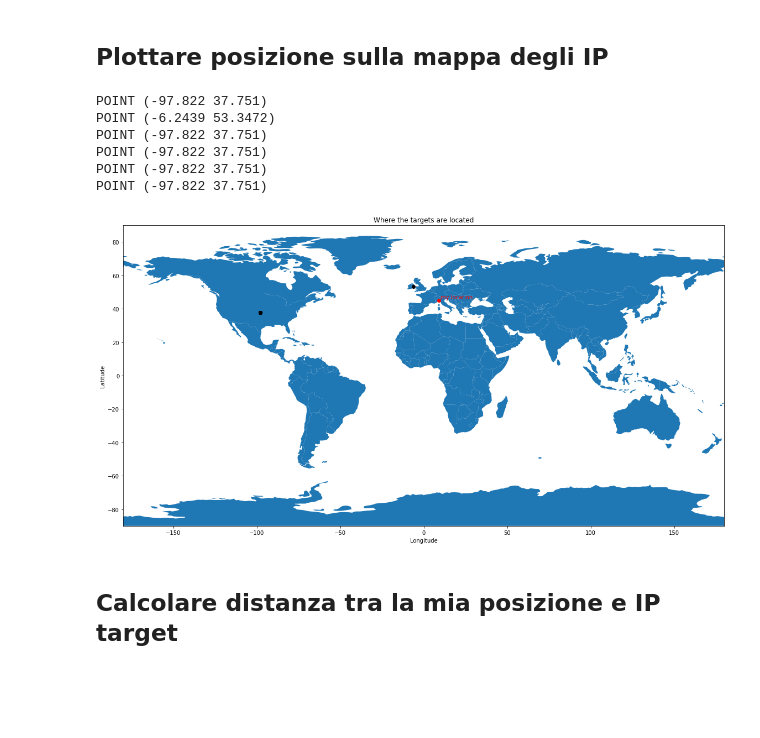
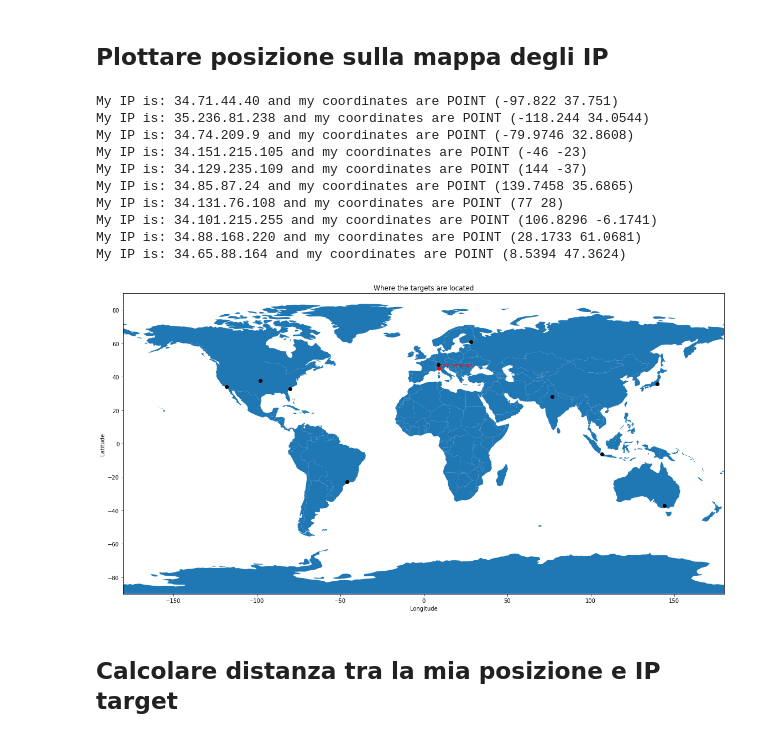
Before and after one commit to Davide-Lotito/EDI_labs, a Jupyter notebook: lab1/notebook/notebook.ipynb, the cells around one changed output. Drawn from its saved outputs; the diff is of its cells as text; code cells hidden in the pictures; blank space fills up the shorter version.

```diff
--- a/lab1/notebook/notebook.ipynb
+++ b/lab1/notebook/notebook.ipynb
@@ -56,41 +48,51 @@ IP_list = list(dict.fromkeys(IP_list)) #remove duplicated elements
 # %%
 world = gpd.read_file(gpd.datasets.get_path('naturalearth_lowres'))
 
-points = gpd.GeoDataFrame()
-# punto = Point(longitudine, latitudine)
-my_points = []
-i = 0
+points = gpd.GeoDataFrame() # Point(longitudine, latitudine)
+
+my_points = {}
 for ip in IP_list:
     point = Point(getCoordinate.coordinates(ip))
-    print(point)
     os.system("sleep 1")# wait because of the free-API
-    my_points.append(point)
-    i+=1
+    #my_points.append(point)
+    my_points[ip] = point
+
+# API does not get
+my_points["34.151.215.105"] = (Point(-46,-23))
+my_points["34.129.235.109"] = (Point(144,-37))
+my_points["34.131.76.108"] = (Point(77,28))
+
+for ip, loc in my_points.items():
+    print(f"My IP is: {ip} and my coordinates are {loc}")
 
 points["geometry"] = gpd.GeoSeries(my_points)
 ax = world.plot()
 points.plot(color="k", ax=ax)
 
 my_point = Point(9, 45)
 my_location = gpd.GeoSeries(my_point)
 my_location.plot(color="r", ax=ax)
 
 plt.text(my_point.x+1,my_point.y+1,"my location", color='red')
 plt.rcParams["figure.figsize"] = (25, 10)
 plt.title("Where the targets are located")
 plt.xlim([-180, 180])
 plt.ylim([-90, 90])
 plt.xlabel("Longitude")
 plt.ylabel("Latitude")
 plt.show()
 # %% [output]
-POINT (-97.822 37.751)
-POINT (-6.2439 53.3472)
-POINT (-97.822 37.751)
-POINT (-97.822 37.751)
-POINT (-97.822 37.751)
-POINT (-97.822 37.751)
+My IP is: 34.71.44.40 and my coordinates are POINT (-97.822 37.751)
+My IP is: 35.236.81.238 and my coordinates are POINT (-118.244 34.0544)
+My IP is: 34.74.209.9 and my coordinates are POINT (-79.9746 32.8608)
+My IP is: 34.151.215.105 and my coordinates are POINT (-46 -23)
+My IP is: 34.129.235.109 and my coordinates are POINT (144 -37)
+My IP is: 34.85.87.24 and my coordinates are POINT (139.7458 35.6865)
+My IP is: 34.131.76.108 and my coordinates are POINT (77 28)
+My IP is: 34.101.215.255 and my coordinates are POINT (106.8296 -6.1741)
+My IP is: 34.88.168.220 and my coordinates are POINT (28.1733 61.0681)
+My IP is: 34.65.88.164 and my coordinates are POINT (8.5394 47.3624)
-[figure, old version]
+[figure, new version]
 # %% [markdown]
 ## Calcolare distanza tra la mia posizione e IP target
 # %%
```
Also changed, not shown: parts of 9 cells of this notebook, 2 other files.
